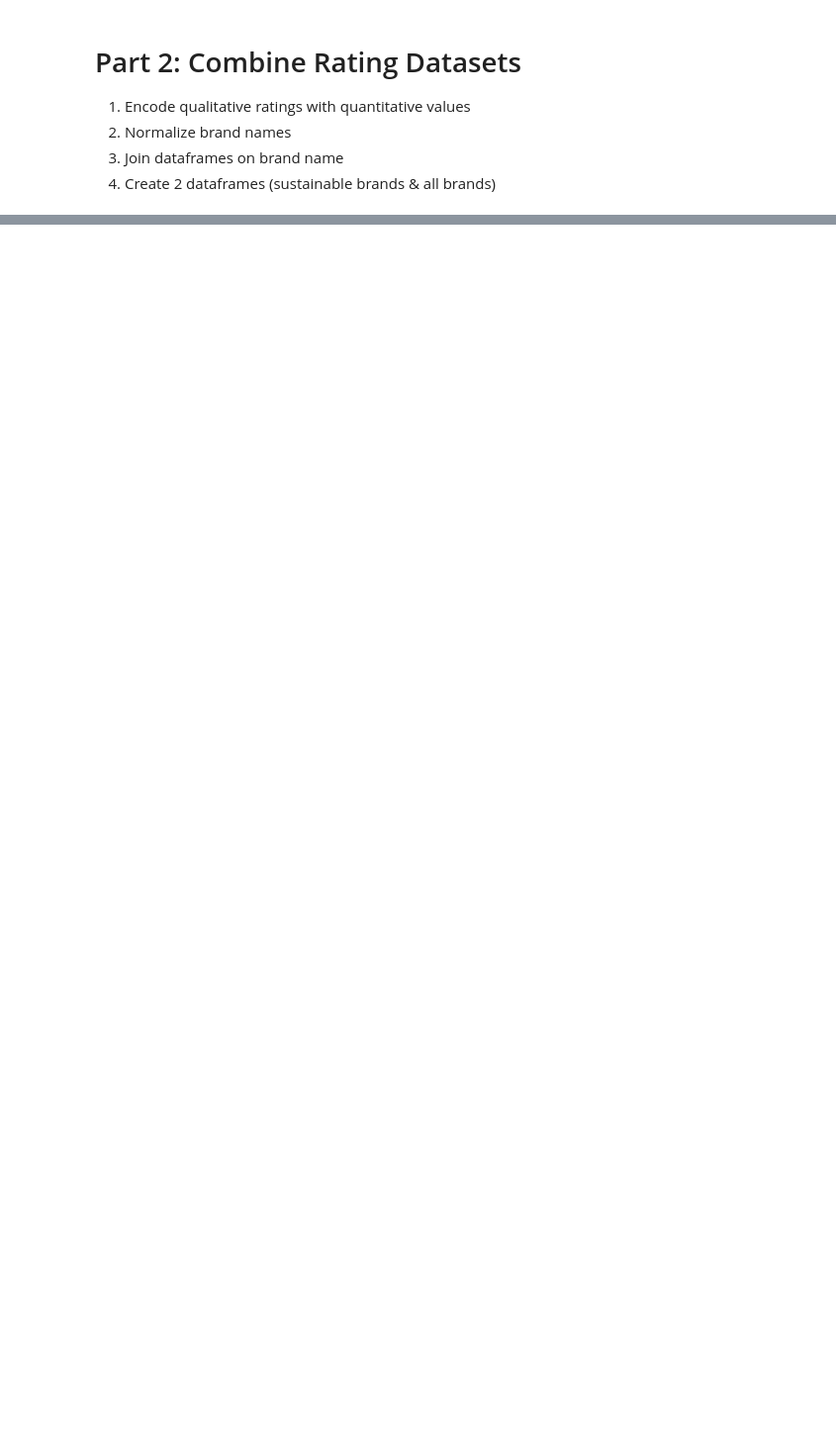
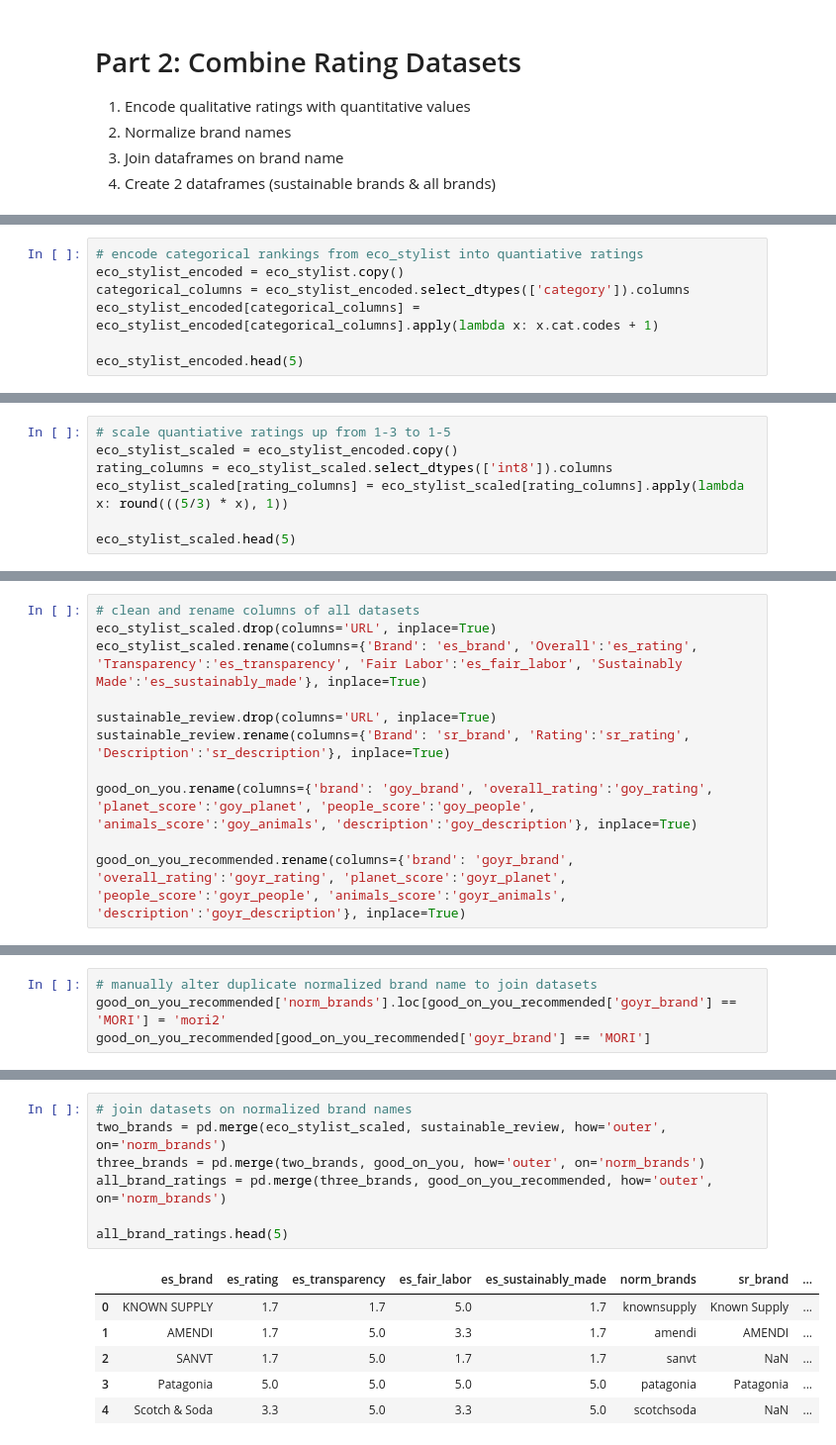
Before and after one commit to meganjchiang/fashionfootprint, a Jupyter notebook: code/combine_ratings.ipynb, the cells around one changed output, grey strips where cells are left out. Shown at 99% size. Cells and saved outputs as stored; diff of their text form; blank space fills up the shorter version.

Commit message:
finished cleaning and combining scraped brand data

```diff
--- a/code/combine_ratings.ipynb
+++ b/code/combine_ratings.ipynb
@@ -135,0 +195,7 @@ sustainable_review_df.to_csv('../data/sustainable_review_ratings.csv')
+# %%
+# encode categorical rankings from eco_stylist into quantiative ratings
+eco_stylist_encoded = eco_stylist.copy()
+categorical_columns = eco_stylist_encoded.select_dtypes(['category']).columns
+eco_stylist_encoded[categorical_columns] = eco_stylist_encoded[categorical_columns].apply(lambda x: x.cat.codes + 1)
+
+eco_stylist_encoded.head(5)
@@ -135,0 +209,7 @@ sustainable_review_df.to_csv('../data/sustainable_review_ratings.csv')
+# %%
+# scale quantiative ratings up from 1-3 to 1-5
+eco_stylist_scaled = eco_stylist_encoded.copy()
+rating_columns = eco_stylist_scaled.select_dtypes(['int8']).columns
+eco_stylist_scaled[rating_columns] = eco_stylist_scaled[rating_columns].apply(lambda x: round(((5/3) * x), 1))
+
+eco_stylist_scaled.head(5)
@@ -135,0 +327,11 @@ sustainable_review_df.to_csv('../data/sustainable_review_ratings.csv')
+# %%
+# clean and rename columns of all datasets
+eco_stylist_scaled.drop(columns='URL', inplace=True)
+eco_stylist_scaled.rename(columns={'Brand': 'es_brand', 'Overall':'es_rating', 'Transparency':'es_transparency', 'Fair Labor':'es_fair_labor', 'Sustainably Made':'es_sustainably_made'}, inplace=True)
+
+sustainable_review.drop(columns='URL', inplace=True)
+sustainable_review.rename(columns={'Brand': 'sr_brand', 'Rating':'sr_rating', 'Description':'sr_description'}, inplace=True)
+
+good_on_you.rename(columns={'brand': 'goy_brand', 'overall_rating':'goy_rating', 'planet_score':'goy_planet', 'people_score':'goy_people', 'animals_score':'goy_animals', 'description':'goy_description'}, inplace=True)
+
+good_on_you_recommended.rename(columns={'brand': 'goyr_brand', 'overall_rating':'goyr_rating', 'planet_score':'goyr_planet', 'people_score':'goyr_people', 'animals_score':'goyr_animals', 'description':'goyr_description'}, inplace=True)
@@ -135,0 +354,4 @@ sustainable_review_df.to_csv('../data/sustainable_review_ratings.csv')
+# %%
+# manually alter duplicate normalized brand name to join datasets
+good_on_you_recommended['norm_brands'].loc[good_on_you_recommended['goyr_brand'] == 'MORI'] = 'mori2'
+good_on_you_recommended[good_on_you_recommended['goyr_brand'] == 'MORI']
@@ -135,0 +365,14 @@ sustainable_review_df.to_csv('../data/sustainable_review_ratings.csv')
+# %%
+# join datasets on normalized brand names
+two_brands = pd.merge(eco_stylist_scaled, sustainable_review, how='outer', on='norm_brands')
+three_brands = pd.merge(two_brands, good_on_you, how='outer', on='norm_brands')
+all_brand_ratings = pd.merge(three_brands, good_on_you_recommended, how='outer', on='norm_brands')
+
+all_brand_ratings.head(5)
+# %% [output]
+|  | es_brand | es_rating | es_transparency | es_fair_labor | es_sustainably_made | norm_brands | sr_brand | ... |
+| 0 | KNOWN SUPPLY | 1.7 | 1.7 | 5.0 | 1.7 | knownsupply | Known Supply | ... |
+| 1 | AMENDI | 1.7 | 5.0 | 3.3 | 1.7 | amendi | AMENDI | ... |
+| 2 | SANVT | 1.7 | 5.0 | 1.7 | 1.7 | sanvt | NaN | ... |
+| 3 | Patagonia | 5.0 | 5.0 | 5.0 | 5.0 | patagonia | Patagonia | ... |
+| 4 | Scotch & Soda | 3.3 | 5.0 | 3.3 | 5.0 | scotchsoda | NaN | ... |
```
Also changed, not shown: parts of 27 cells of this notebook, 3 other files.
